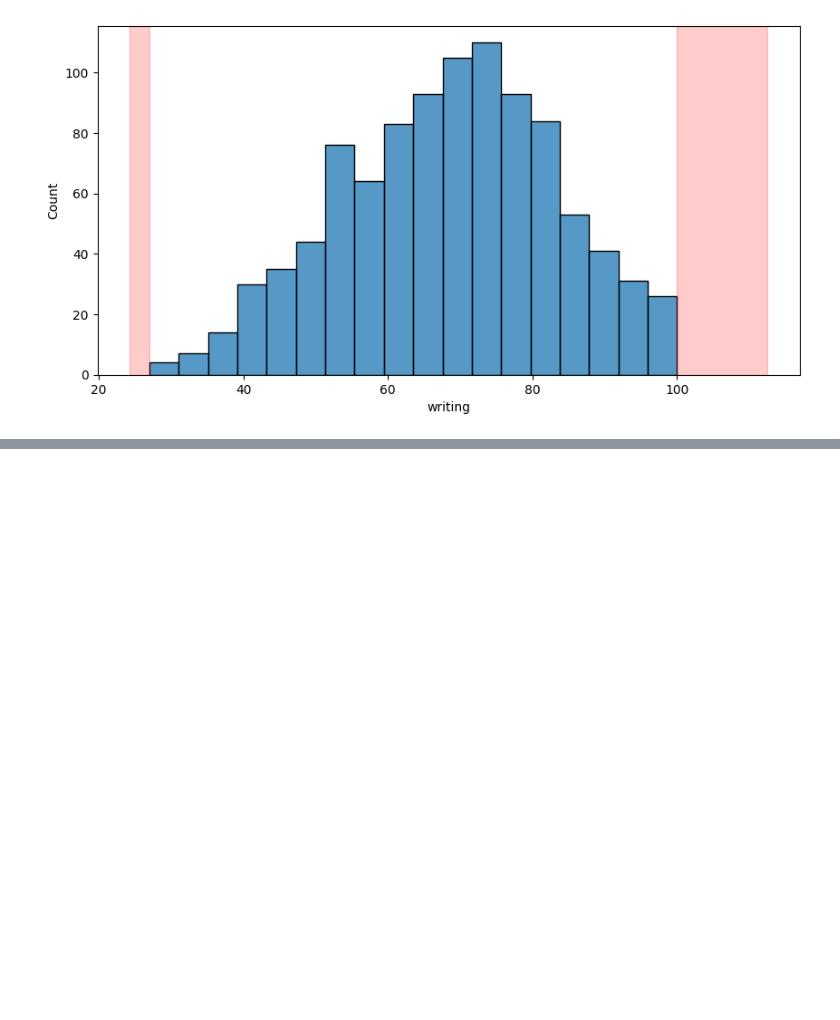
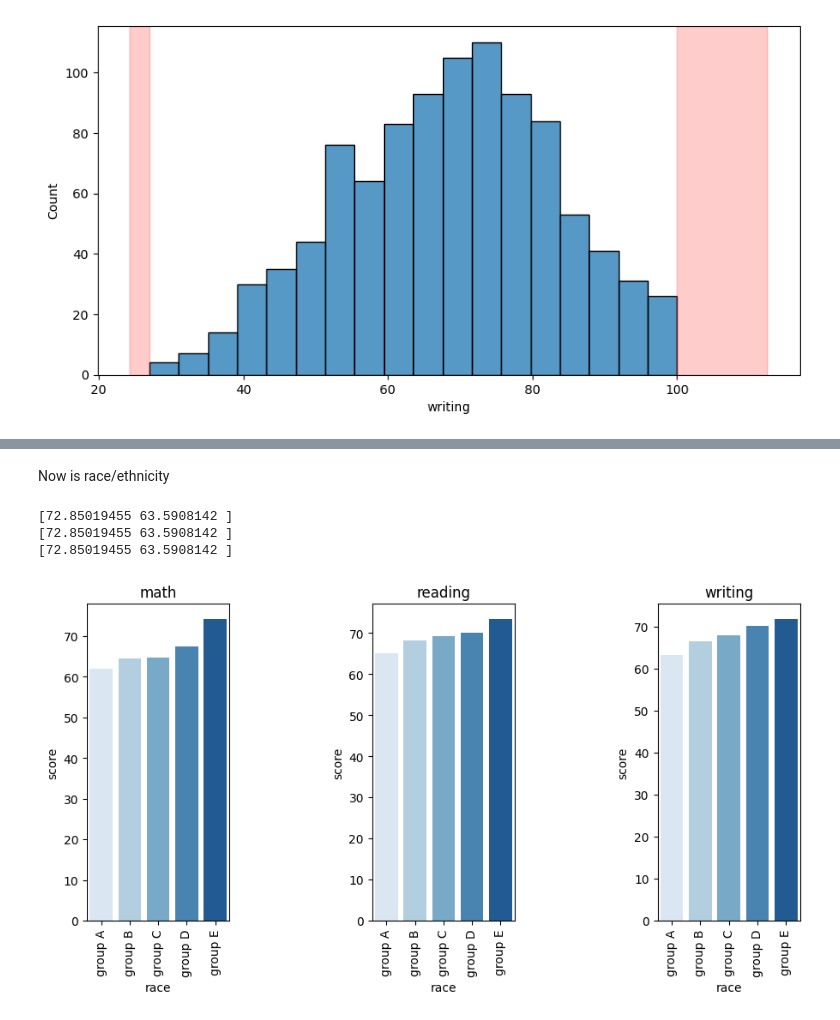
Before and after one commit to TrungHQ-02/student-result-analysis-clustering, a Jupyter notebook: student-analysis.ipynb, the cells around one changed output, grey strips where cells are left out. Drawn from its saved outputs; the diff is of its cells as text; code cells hidden in the pictures; blank space fills up the shorter version.

```diff
--- a/student-analysis.ipynb
+++ b/student-analysis.ipynb
@@ -183,0 +254,20 @@ Total number of outliers are 0
+# %% [markdown]
+Now is race/ethnicity
+# %%
+#Showing scores base on race
+fig = plt.figure()
+fig.subplots_adjust(hspace=0.5, wspace=1, left = 0.2, right = 1.5)
+
+for i in range(3):
+    plt.subplot(1,3,i+1)
+    race_df = research_df.groupby('race')[list(research_df.columns[-4:-1])[i]].describe()
+    sns.barplot(x=race_df.index, y=race_df.loc[:,"mean"].values, palette='Blues')
+    print(gender_df.loc[:,"mean"].values)
+    plt.ylabel("score")
+    plt.xticks(rotation = 90)
+    plt.title(list(research_df.columns[-4:-1])[i])
+# %% [output]
+[72.85019455 63.5908142 ]
+[72.85019455 63.5908142 ]
+[72.85019455 63.5908142 ]
+[figure, added]
```
Also changed, not shown: parts of 29 cells of this notebook.
